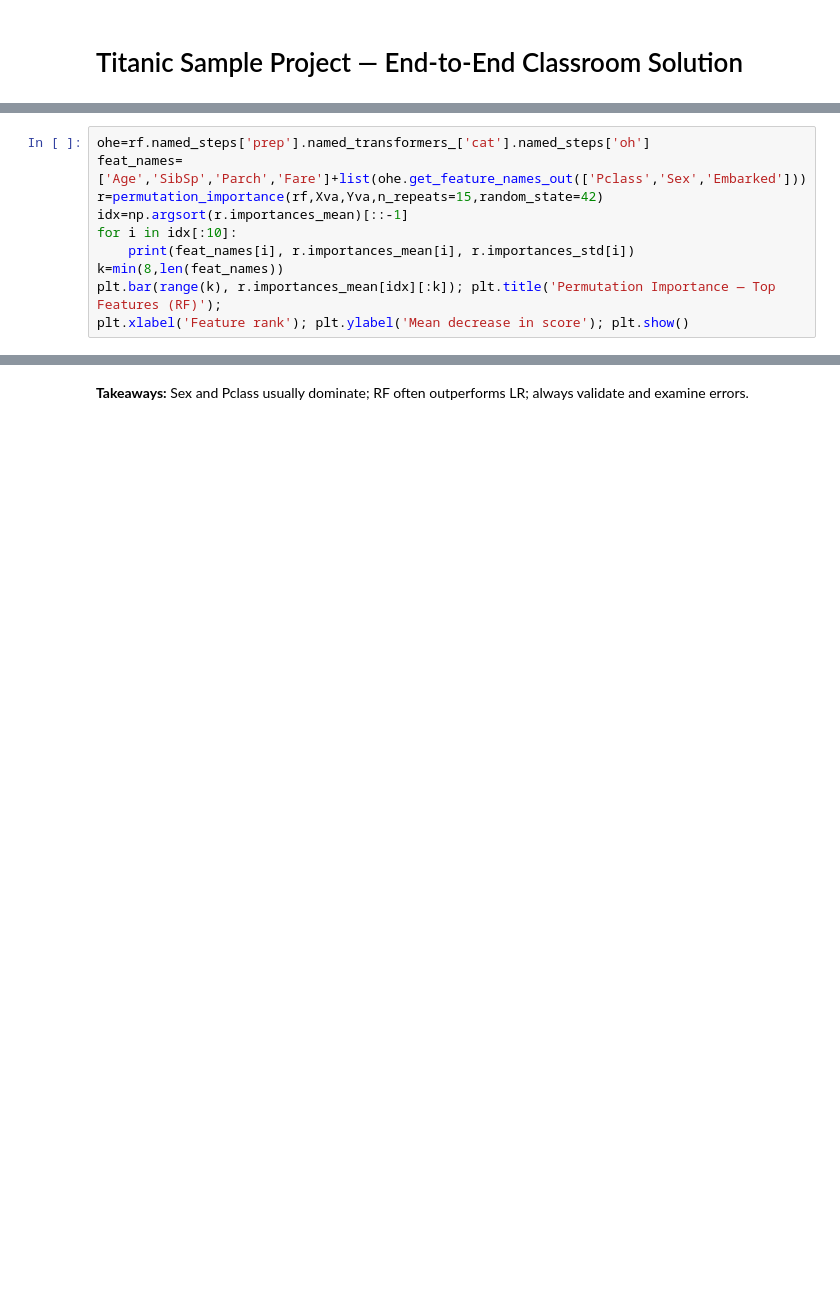
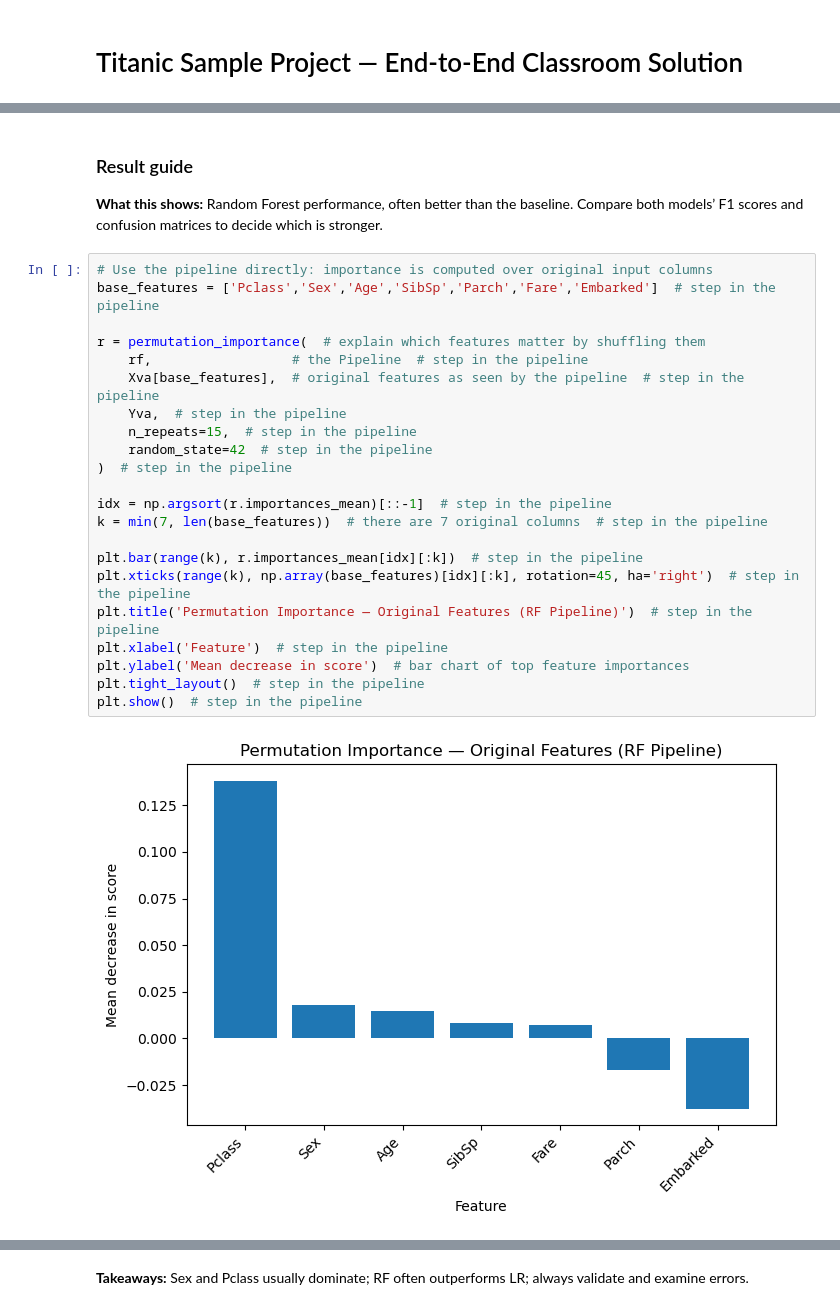
Before and after one commit to duochen/data-science-bootcamp, a Jupyter notebook: StudentProjects/Sample Projects/Titanic/Titanic_Sample_Project.ipynb, the cells around one changed output, grey strips where cells are left out. Saved outputs shown, nothing was run; the diff lists cells and outputs as text; blank space fills up the shorter version.

```diff
--- a/StudentProjects/Sample Projects/Titanic/Titanic_Sample_Project.ipynb
+++ b/StudentProjects/Sample Projects/Titanic/Titanic_Sample_Project.ipynb
@@ -46,10 +184,27 @@ plt.xticks([0,1],['No','Yes']); plt.yticks([0,1],['No','Yes']); plt.xlabel('Pred
+# %% [markdown]
+### Result guide
+**What this shows:** Random Forest performance, often better than the baseline. Compare both models’ F1 scores and confusion matrices to decide which is stronger.
 # %%
-ohe=rf.named_steps['prep'].named_transformers_['cat'].named_steps['oh']
-feat_names=['Age','SibSp','Parch','Fare']+list(ohe.get_feature_names_out(['Pclass','Sex','Embarked']))
-r=permutation_importance(rf,Xva,Yva,n_repeats=15,random_state=42)
-idx=np.argsort(r.importances_mean)[::-1]
-for i in idx[:10]:
-    print(feat_names[i], r.importances_mean[i], r.importances_std[i])
-k=min(8,len(feat_names))
-plt.bar(range(k), r.importances_mean[idx][:k]); plt.title('Permutation Importance — Top Features (RF)');
-plt.xlabel('Feature rank'); plt.ylabel('Mean decrease in score'); plt.show()
+# Use the pipeline directly: importance is computed over original input columns
+base_features = ['Pclass','Sex','Age','SibSp','Parch','Fare','Embarked']  # step in the pipeline
+
+r = permutation_importance(  # explain which features matter by shuffling them
+    rf,                  # the Pipeline  # step in the pipeline
+    Xva[base_features],  # original features as seen by the pipeline  # step in the pipeline
+    Yva,  # step in the pipeline
+    n_repeats=15,  # step in the pipeline
+    random_state=42  # step in the pipeline
+)  # step in the pipeline
+
+idx = np.argsort(r.importances_mean)[::-1]  # step in the pipeline
+k = min(7, len(base_features))  # there are 7 original columns  # step in the pipeline
+
+plt.bar(range(k), r.importances_mean[idx][:k])  # step in the pipeline
+plt.xticks(range(k), np.array(base_features)[idx][:k], rotation=45, ha='right')  # step in the pipeline
+plt.title('Permutation Importance — Original Features (RF Pipeline)')  # step in the pipeline
+plt.xlabel('Feature')  # step in the pipeline
+plt.ylabel('Mean decrease in score')  # bar chart of top feature importances
+plt.tight_layout()  # step in the pipeline
+plt.show()  # step in the pipeline
+# %% [output]
+[figure, added]
```
Also changed, not shown: parts of 12 cells of this notebook.
